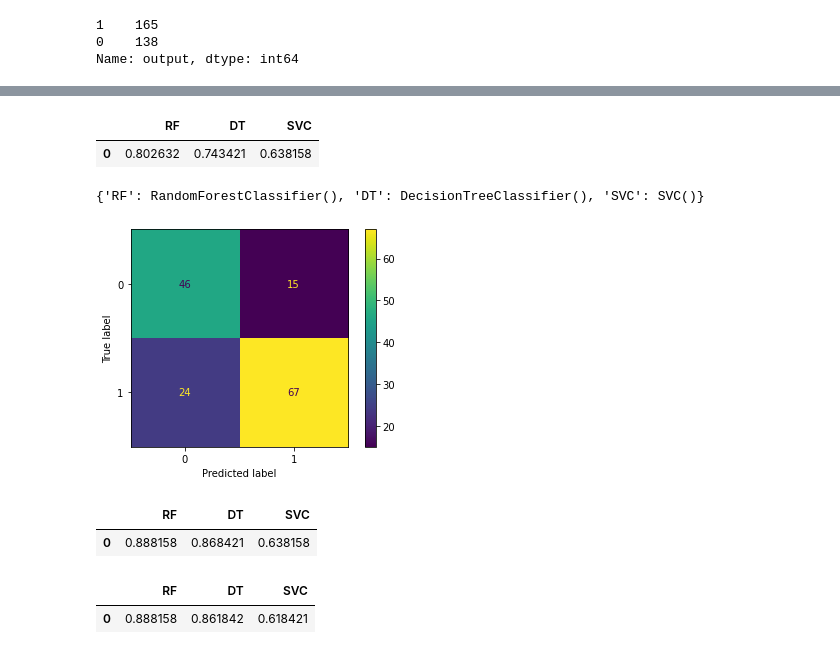
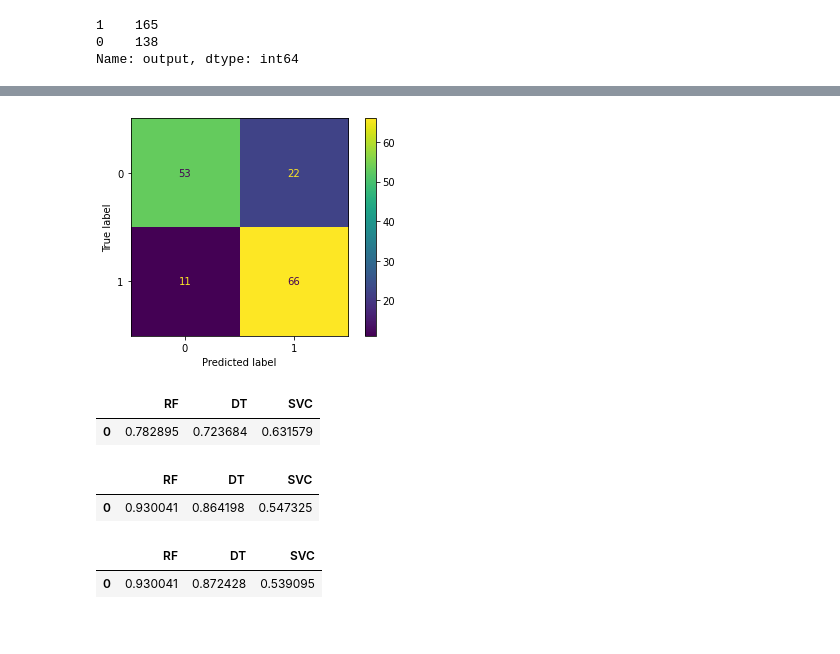
Before and after one commit to sunil3092/DBSEdu, a Jupyter notebook: Machine Learning and Pattern Recognisation/CA/CA_2 - 60per/question1_alt.ipynb, the cells around one changed output, grey strips where cells are left out. Cells and saved outputs as stored; diff of their text form; code cells hidden in the pictures.

```diff
--- a/Machine Learning and Pattern Recognisation/CA/CA_2 - 60per/question1_alt.ipynb
+++ b/Machine Learning and Pattern Recognisation/CA/CA_2 - 60per/question1_alt.ipynb
@@ -134,13 +130,9 @@ for key in clfs:
+# %%
+ConfusionMatrixDisplay.from_predictions(y_true = clf_y_test["RF"], y_pred= clf_y_preds["RF"]);
+# %% [output]
+[figure, added]
 # %%
-pd.DataFrame([clf_acc_r2])
+pd.DataFrame([clf_acc])
 # %% [output]
 |  | RF | DT | SVC |
-| 0 | 0.802632 | 0.743421 | 0.638158 |
+| 0 | 0.782895 | 0.723684 | 0.631579 |
-# %%
-clf_store_r2
-# %% [output]
-{'RF': RandomForestClassifier(), 'DT': DecisionTreeClassifier(), 'SVC': SVC()}
-# %%
-ConfusionMatrixDisplay.from_predictions(y_true = clf_y_test_r2["DT"], y_pred= clf_y_preds_r2["DT"]);
-# %% [output]
-[figure, removed]
@@ -165,5 +142,5 @@ for key in clfs:
 # %%
-pd.DataFrame([clf_acc_r3])
+pd.DataFrame([clf_acc])
 # %% [output]
 |  | RF | DT | SVC |
-| 0 | 0.888158 | 0.868421 | 0.638158 |
+| 0 | 0.930041 | 0.864198 | 0.547325 |
@@ -188,8 +149,8 @@ for key in clfs:
 # %%
-pd.DataFrame([clf_acc_r4])
+pd.DataFrame([clf_acc])
 # %% [output]
 |  | RF | DT | SVC |
-| 0 | 0.888158 | 0.861842 | 0.618421 |
+| 0 | 0.930041 | 0.872428 | 0.539095 |
 # %%
 def get_stacking():
         clf_l0 = {
```
Also changed, not shown: parts of 13 cells of this notebook.
